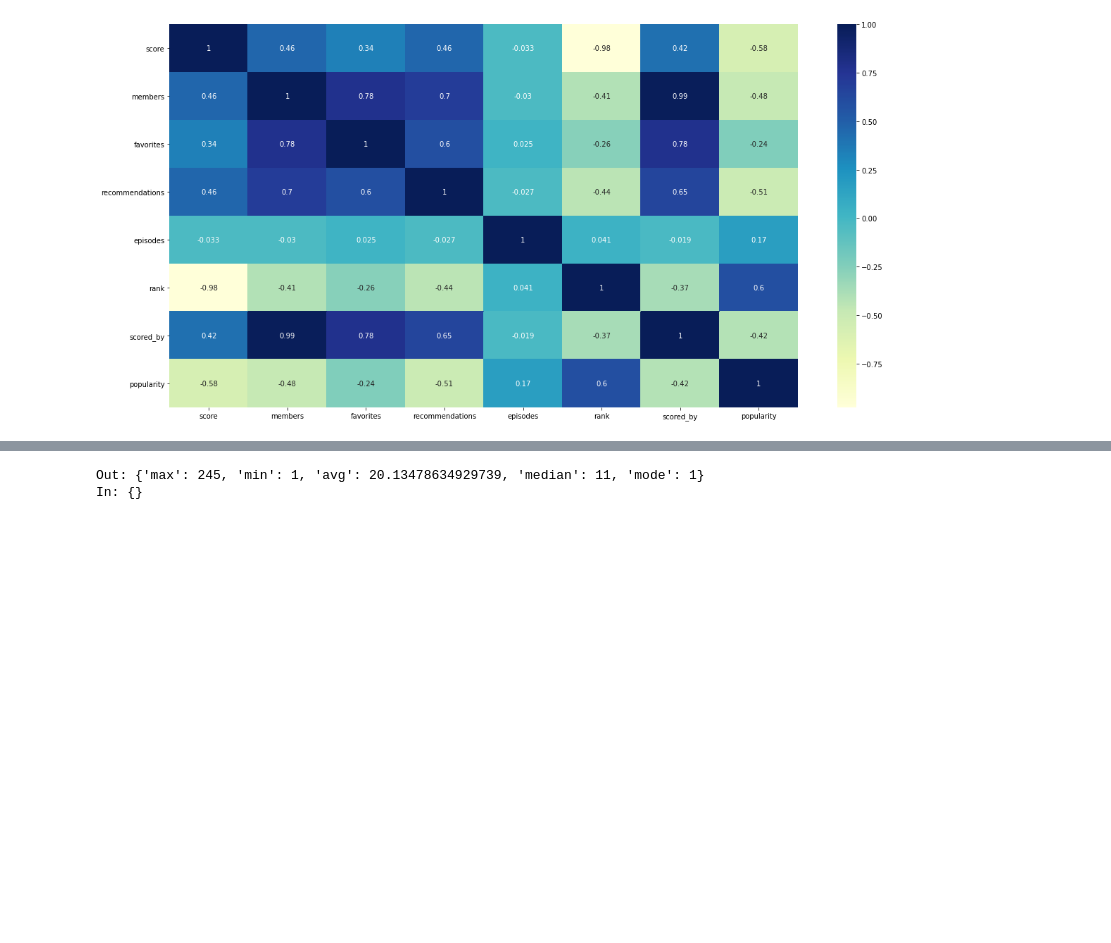
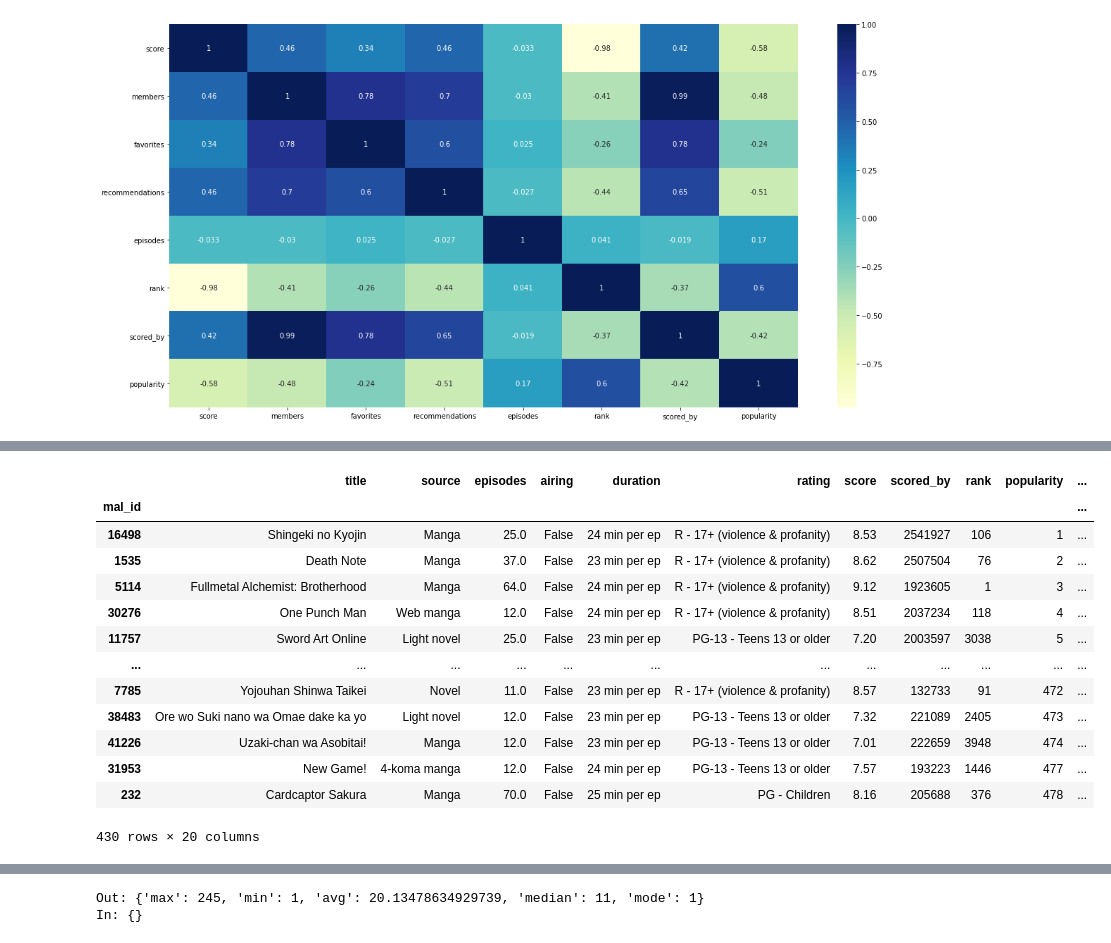
Before and after one commit to MarcBrejner/ProjectMAL, a Jupyter notebook: project.ipynb, the cells around one changed output, grey strips where cells are left out. Cells and saved outputs as stored; diff of their text form; code cells hidden in the pictures; blank space fills up the shorter version.

```diff
--- a/project.ipynb
+++ b/project.ipynb
@@ -134,0 +270,18 @@ popularity       0.597191  -0.419880    1.000000
+# %%
+succes_anime = df.iloc[:per10]
+succes_anime
+# %% [output]
+|  | title | source | episodes | airing | duration | rating | score | scored_by | rank | popularity | ... |
+| mal_id |  |  |  |  |  |  |  |  |  |  | ... |
+| 16498 | Shingeki no Kyojin | Manga | 25.0 | False | 24 min per ep | R - 17+ (violence & profanity) | 8.53 | 2541927 | 106 | 1 | ... |
+| 1535 | Death Note | Manga | 37.0 | False | 23 min per ep | R - 17+ (violence & profanity) | 8.62 | 2507504 | 76 | 2 | ... |
+| 5114 | Fullmetal Alchemist: Brotherhood | Manga | 64.0 | False | 24 min per ep | R - 17+ (violence & profanity) | 9.12 | 1923605 | 1 | 3 | ... |
+| 30276 | One Punch Man | Web manga | 12.0 | False | 24 min per ep | R - 17+ (violence & profanity) | 8.51 | 2037234 | 118 | 4 | ... |
+| 11757 | Sword Art Online | Light novel | 25.0 | False | 23 min per ep | PG-13 - Teens 13 or older | 7.20 | 2003597 | 3038 | 5 | ... |
+| ... | ... | ... | ... | ... | ... | ... | ... | ... | ... | ... | ... |
+| 7785 | Yojouhan Shinwa Taikei | Novel | 11.0 | False | 23 min per ep | R - 17+ (violence & profanity) | 8.57 | 132733 | 91 | 472 | ... |
+| 38483 | Ore wo Suki nano wa Omae dake ka yo | Light novel | 12.0 | False | 23 min per ep | PG-13 - Teens 13 or older | 7.32 | 221089 | 2405 | 473 | ... |
+| 41226 | Uzaki-chan wa Asobitai! | Manga | 12.0 | False | 23 min per ep | PG-13 - Teens 13 or older | 7.01 | 222659 | 3948 | 474 | ... |
+| 31953 | New Game! | 4-koma manga | 12.0 | False | 24 min per ep | PG-13 - Teens 13 or older | 7.57 | 193223 | 1446 | 477 | ... |
+| 232 | Cardcaptor Sakura | Manga | 70.0 | False | 25 min per ep | PG - Children | 8.16 | 205688 | 376 | 478 | ... |
+430 rows × 20 columns
```
Also changed, not shown: parts of 16 cells of this notebook.
